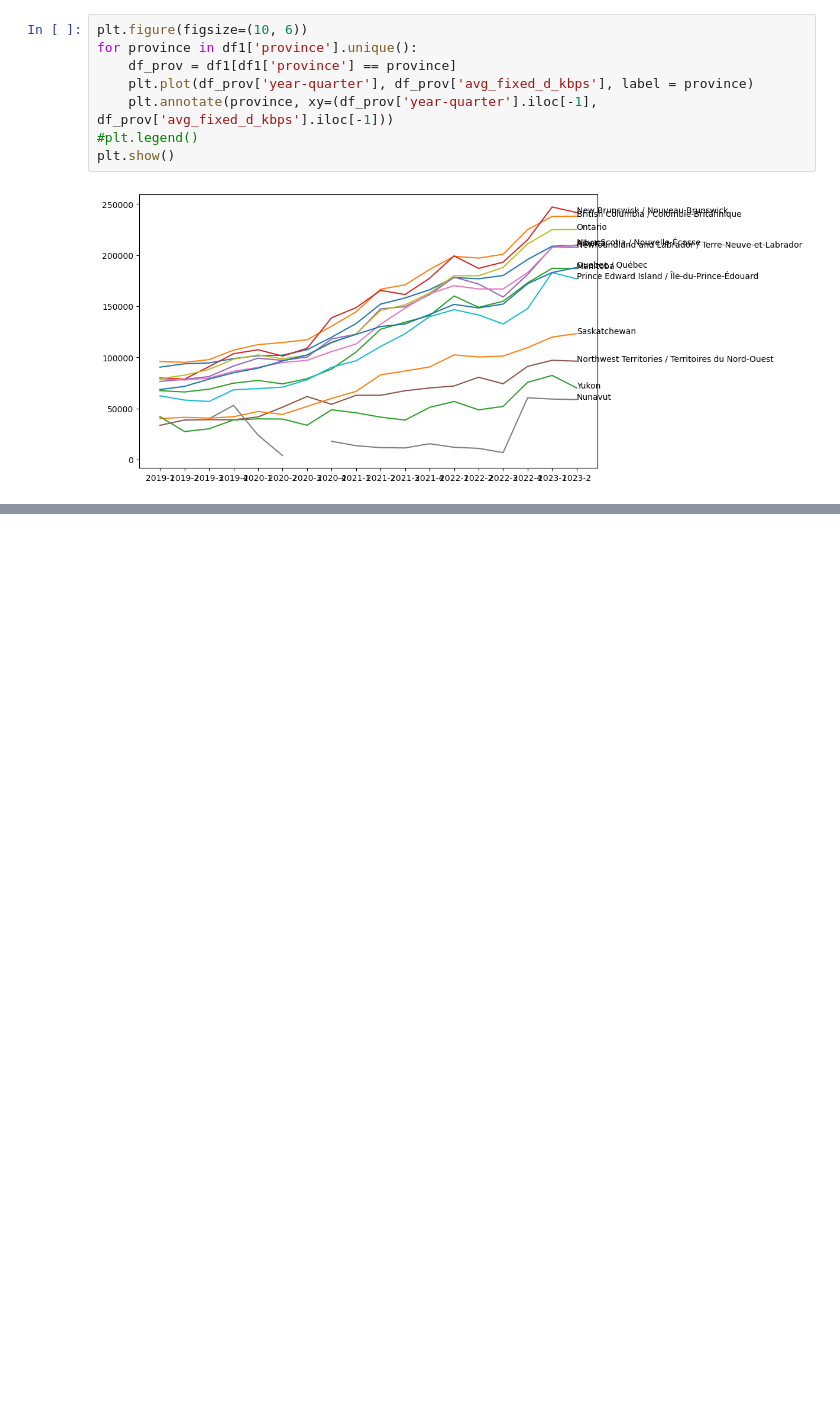
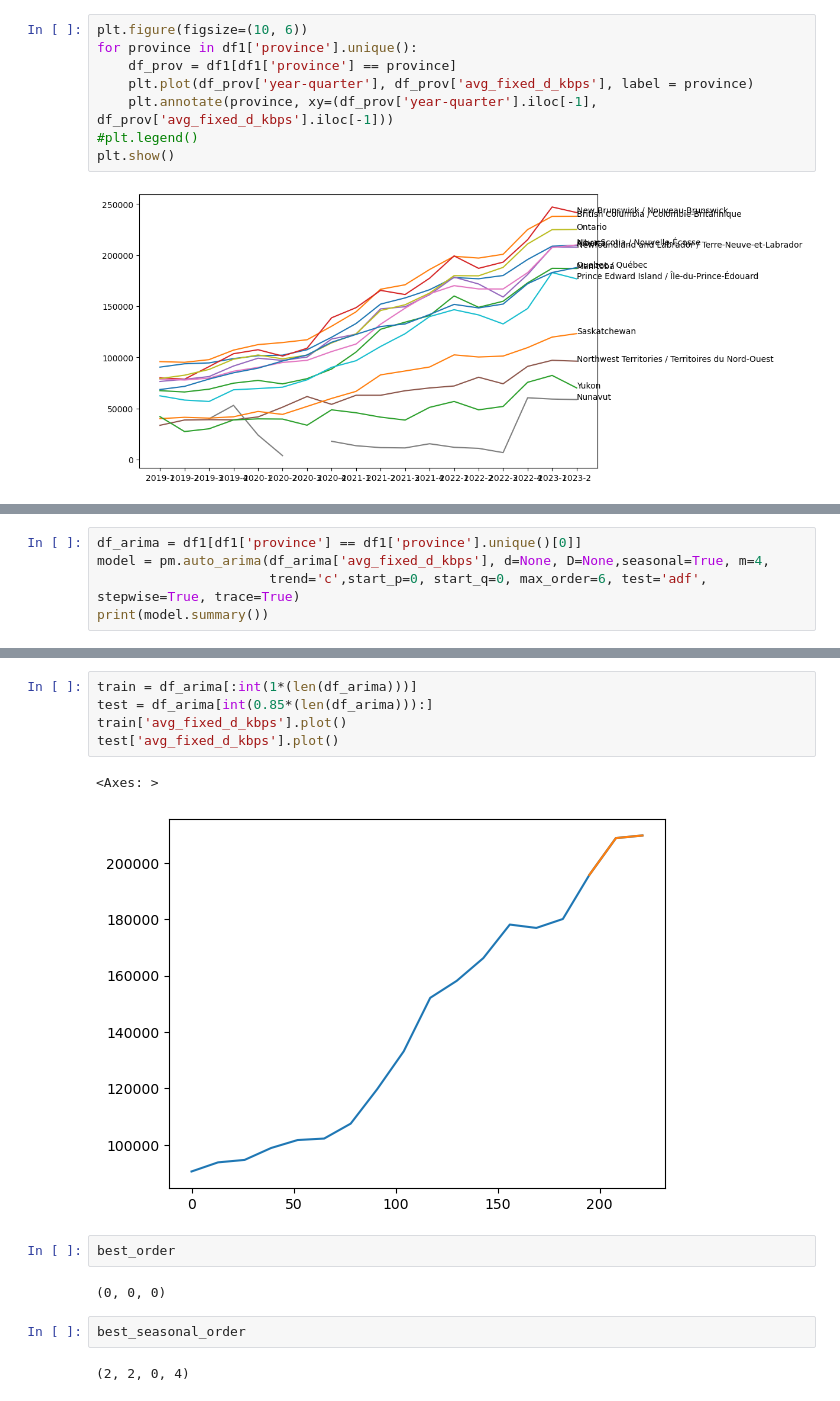
Before and after one commit to orlovtsu/ookla-statcan-analysis-group1, a Jupyter notebook: notebooks/hackathon/Sergey-EDA.ipynb, the cells around one changed output, grey strips where cells are left out. Cells and saved outputs as stored; diff of their text form; blank space fills up the shorter version.

Commit message:
Added ARIMA model to Sergey-EDA.ipynb

```diff
--- a/notebooks/hackathon/Sergey-EDA.ipynb
+++ b/notebooks/hackathon/Sergey-EDA.ipynb
@@ -577,0 +646,5 @@ plt.show()
+# %%
+df_arima = df1[df1['province'] == df1['province'].unique()[0]]
+model = pm.auto_arima(df_arima['avg_fixed_d_kbps'], d=None, D=None,seasonal=True, m=4,
+                      trend='c',start_p=0, start_q=0, max_order=6, test='adf', stepwise=True, trace=True)
+print(model.summary())
@@ -577,0 +669,16 @@ plt.show()
+# %%
+train = df_arima[:int(1*(len(df_arima)))]
+test = df_arima[int(0.85*(len(df_arima))):]
+train['avg_fixed_d_kbps'].plot()
+test['avg_fixed_d_kbps'].plot()
+# %% [output]
+<Axes: >
+[figure, added]
+# %%
+best_order
+# %% [output]
+(0, 0, 0)
+# %%
+best_seasonal_order
+# %% [output]
+(2, 2, 0, 4)
```
Also changed, not shown: parts of 13 cells of this notebook.
